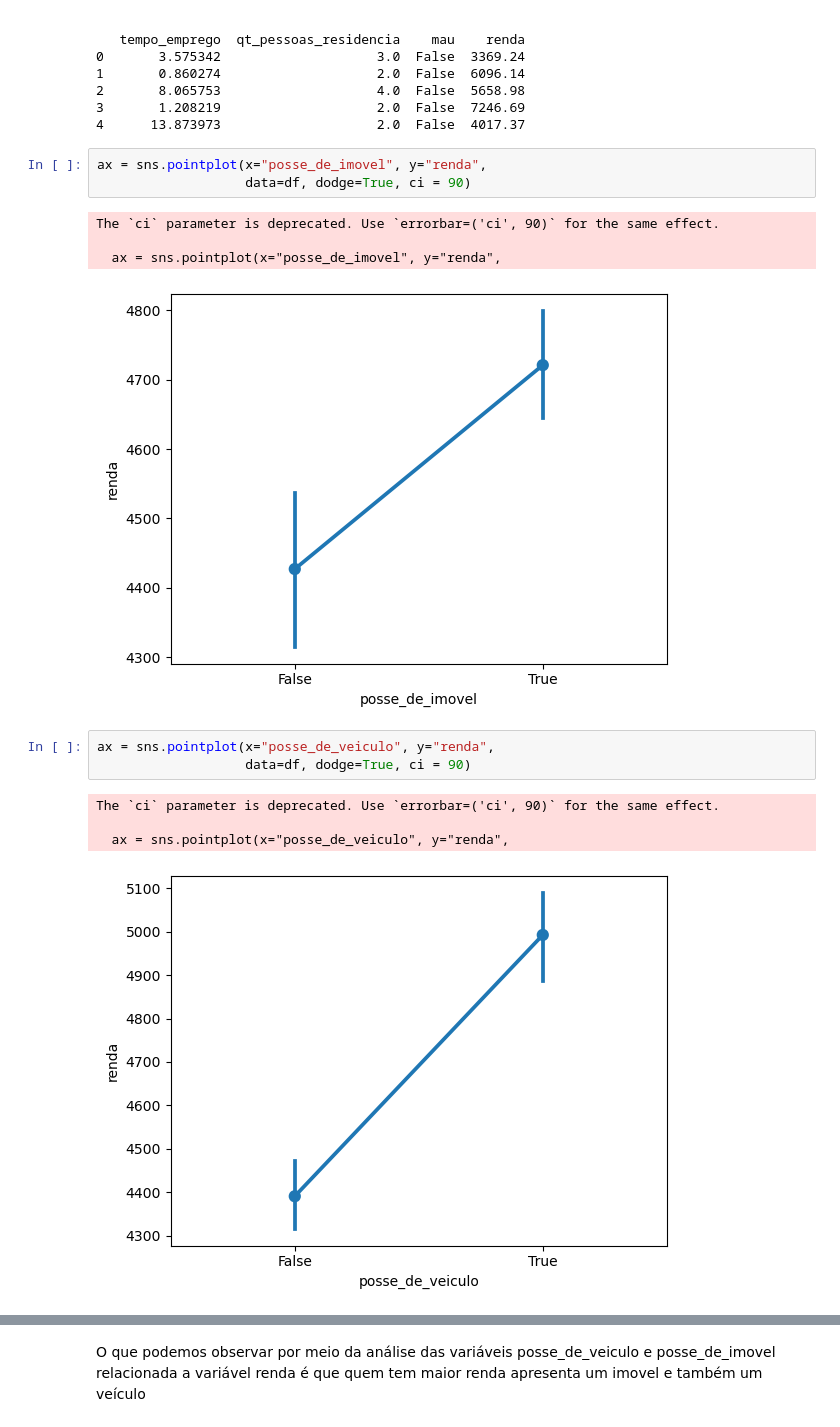
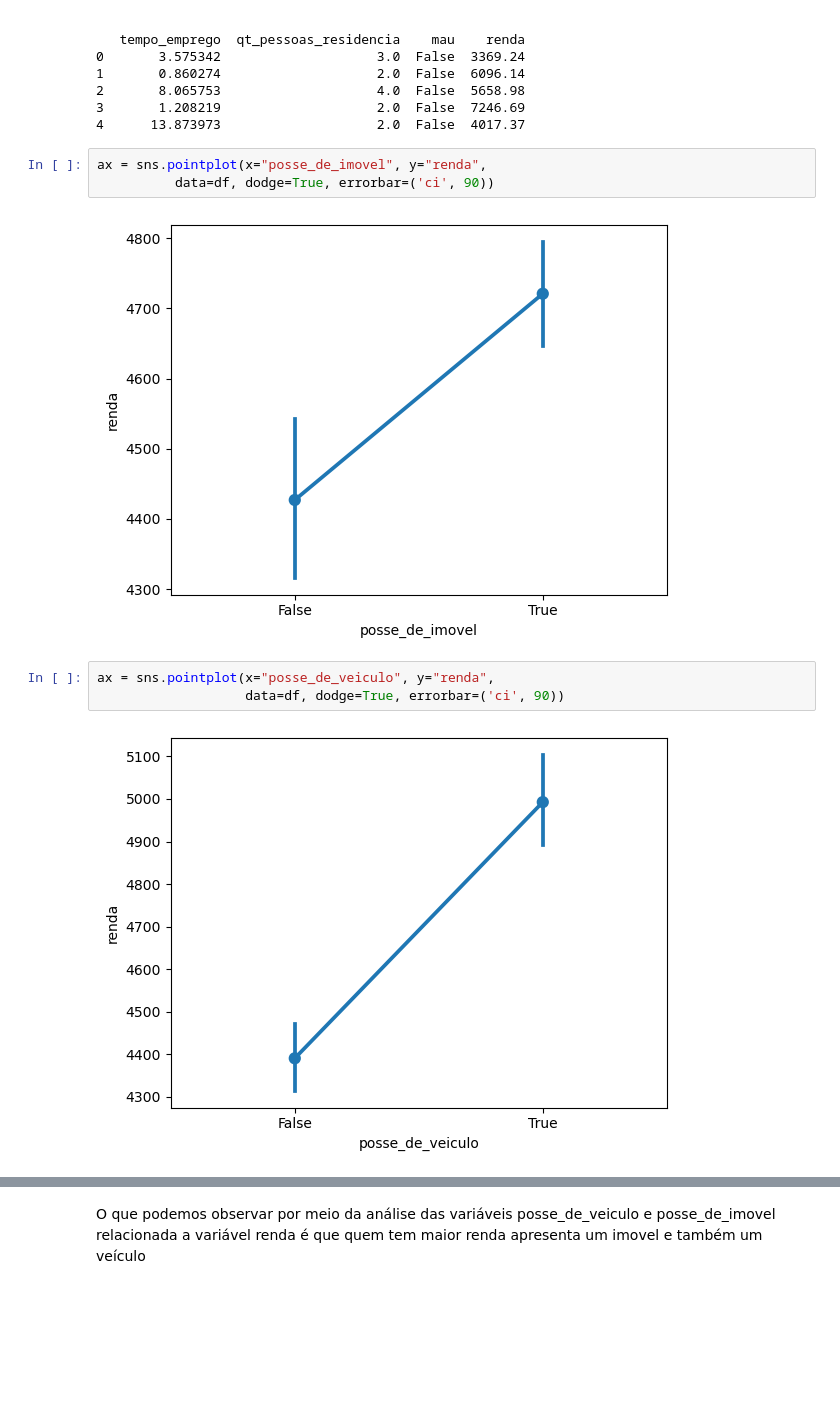
Before and after one commit to Caiofresca/Inicio-Cientista-Dados, a Jupyter notebook: mod10_Tarefa 2 - Finalizado.ipynb, the cells around one changed output, grey strips where cells are left out. Saved outputs shown, nothing was run; the diff lists cells and outputs as text; blank space fills up the shorter version.

```diff
--- a/mod10_Tarefa 2 - Finalizado.ipynb
+++ b/mod10_Tarefa 2 - Finalizado.ipynb
@@ -40,19 +40,13 @@ print(df.head())
 4      13.873973                    2.0  False  4017.37
 # %%
 ax = sns.pointplot(x="posse_de_imovel", y="renda",
-                   data=df, dodge=True, ci = 90)
+          data=df, dodge=True, errorbar=('ci', 90))
 # %% [output]
-The `ci` parameter is deprecated. Use `errorbar=('ci', 90)` for the same effect.
-
-  ax = sns.pointplot(x="posse_de_imovel", y="renda",
-[figure, old version]
+[figure, new version]
 # %%
 ax = sns.pointplot(x="posse_de_veiculo", y="renda",
-                   data=df, dodge=True, ci = 90)
+                   data=df, dodge=True, errorbar=('ci', 90))
 # %% [output]
-The `ci` parameter is deprecated. Use `errorbar=('ci', 90)` for the same effect.
-
-  ax = sns.pointplot(x="posse_de_veiculo", y="renda",
-[figure, old version]
+[figure, new version]
 # %%
 ax = sns.pointplot(x="posse_de_veiculo", y="renda", hue = 'posse_de_imovel',
```
Also changed, not shown: parts of 1 cell of this notebook.
